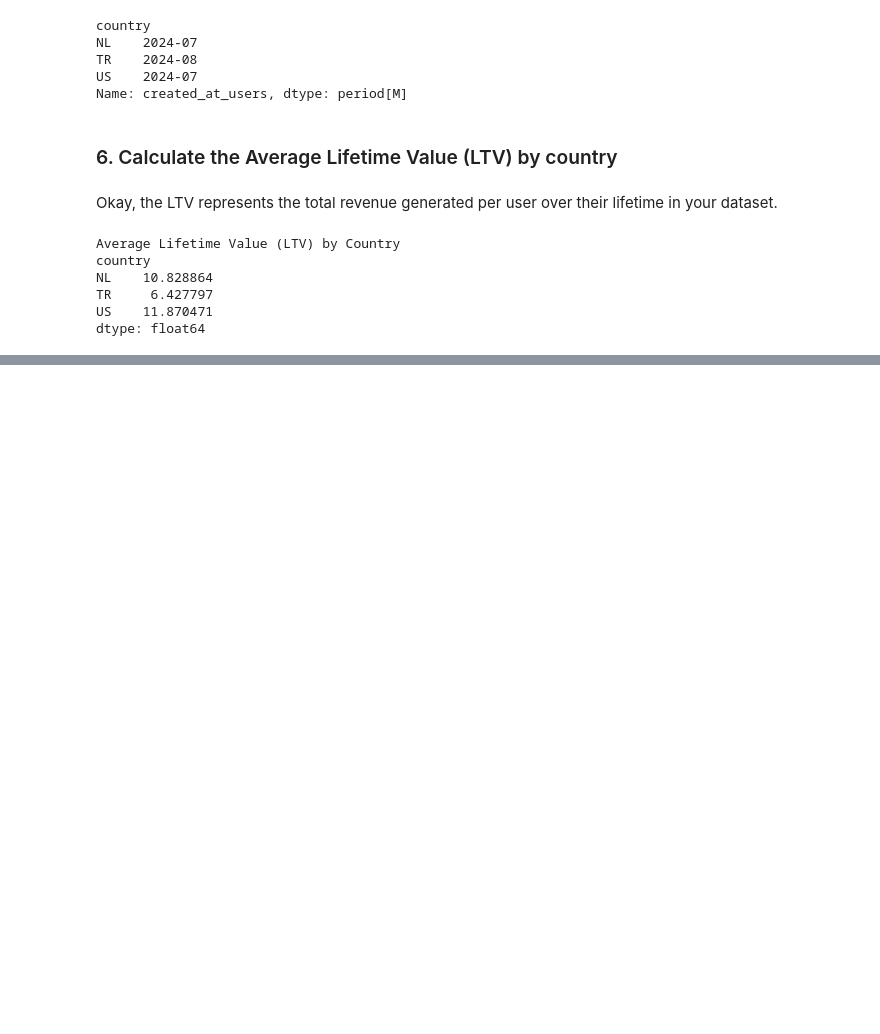
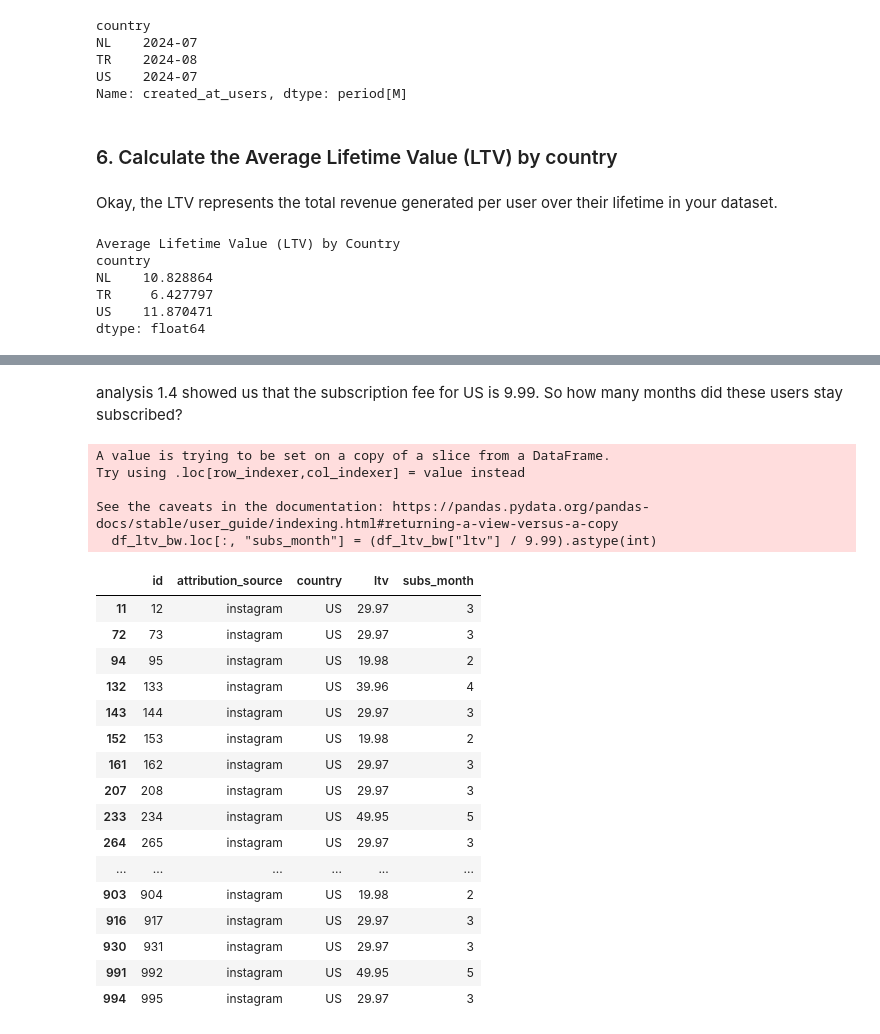
Before and after one commit to anilergan/Popcorns-CaseStudy-DataAnalysis, a Jupyter notebook: getting_started.ipynb, the cells around one changed output, grey strips where cells are left out. Saved outputs shown, nothing was run; the diff lists cells and outputs as text; code cells hidden in the pictures; blank space fills up the shorter version.

```diff
--- a/getting_started.ipynb
+++ b/getting_started.ipynb
@@ -407,0 +615,30 @@ dtype: float64
+# %% [markdown]
+analysis 1.4 showed us that the subscription fee for US is 9.99. So how many months did these users stay subscribed?
+# %%
+df_ltv_bw.loc[:, "subs_month"] = (df_ltv_bw["ltv"] / 9.99).astype(int)
+# %% [output]
+A value is trying to be set on a copy of a slice from a DataFrame.
+Try using .loc[row_indexer,col_indexer] = value instead
+
+See the caveats in the documentation: https://pandas.pydata.org/pandas-docs/stable/user_guide/indexing.html#returning-a-view-versus-a-copy
+  df_ltv_bw.loc[:, "subs_month"] = (df_ltv_bw["ltv"] / 9.99).astype(int)
+# %%
+df_ltv_bw
+# %% [output]
+|  | id | attribution_source | country | ltv | subs_month |
+| 11 | 12 | instagram | US | 29.97 | 3 |
+| 72 | 73 | instagram | US | 29.97 | 3 |
+| 94 | 95 | instagram | US | 19.98 | 2 |
+| 132 | 133 | instagram | US | 39.96 | 4 |
+| 143 | 144 | instagram | US | 29.97 | 3 |
+| 152 | 153 | instagram | US | 19.98 | 2 |
+| 161 | 162 | instagram | US | 29.97 | 3 |
+| 207 | 208 | instagram | US | 29.97 | 3 |
+| 233 | 234 | instagram | US | 49.95 | 5 |
+| 264 | 265 | instagram | US | 29.97 | 3 |
+| ... | ... | ... | ... | ... | ... |
+| 903 | 904 | instagram | US | 19.98 | 2 |
+| 916 | 917 | instagram | US | 29.97 | 3 |
+| 930 | 931 | instagram | US | 29.97 | 3 |
+| 991 | 992 | instagram | US | 49.95 | 5 |
+| 994 | 995 | instagram | US | 29.97 | 3 |
```
Also changed, not shown: parts of 30 cells of this notebook.
